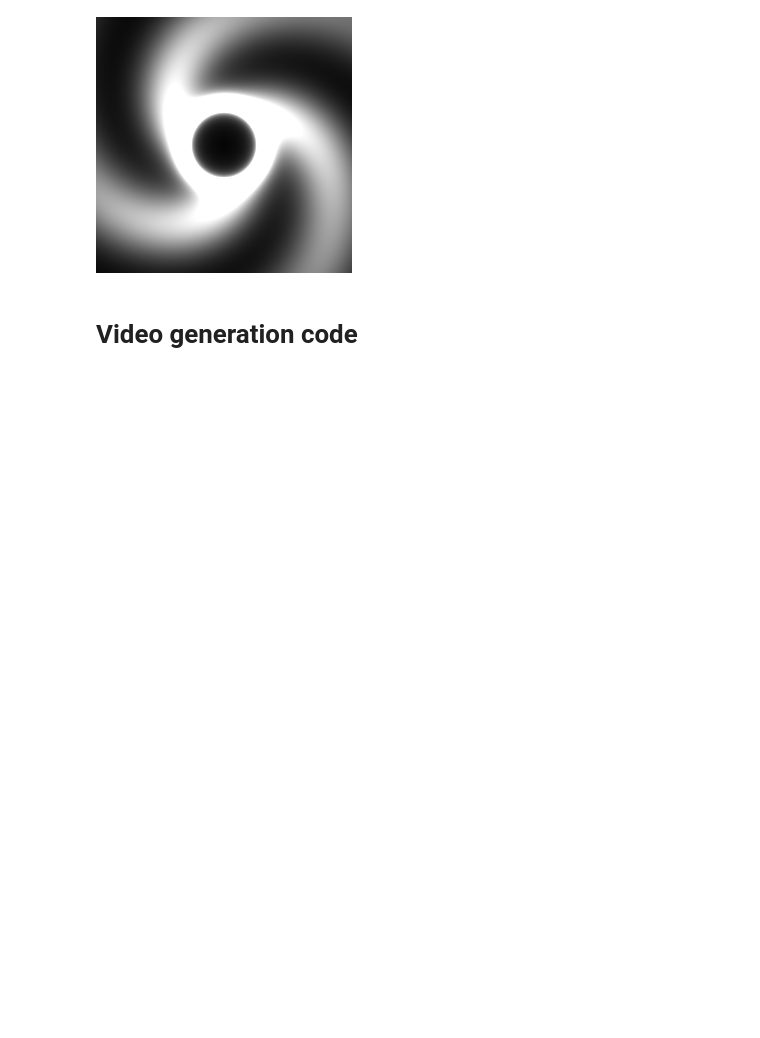
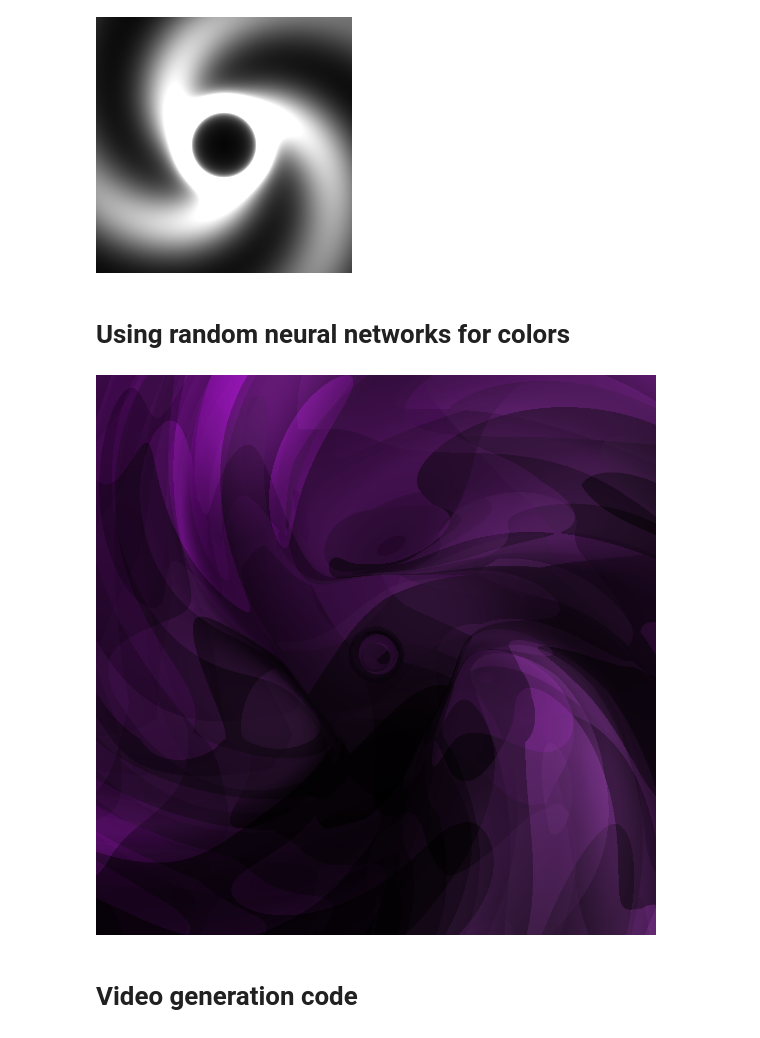
Before and after one commit to Nikita-Gz/ArGen2, a Jupyter notebook: ArGen2.ipynb, the cells around one changed output. Saved outputs shown, nothing was run; the diff lists cells and outputs as text; code cells hidden in the pictures; blank space fills up the shorter version.

```diff
--- a/ArGen2.ipynb
+++ b/ArGen2.ipynb
@@ -10,6 +15,8 @@ import numpy as np
 from typing import Any, Callable
 # %%
 def create_plane(resolution: tuple[int, int], scale: float) -> np.array:
+    """ Creates a coordinate plane of specified resolution, with the last
+    dimension of length 2 being the coordinates """
     x = resolution[0]
     y = resolution[1]
     smallest_side = min(x, y)
@@ -149,3 +156,5 @@ matrix_to_image(
     min_val=0)
 # %% [output]
 [figure]
+# %% [markdown]
+# Using random neural networks for colors
@@ -152,3 +262,62 @@ matrix_to_image(
+# %%
+def generate_input_matrix(
+        resolution: tuple[int, int],
+        coordinates_scale: float,
+        asterisk_rotation: float,
+        coordinates_rotation: float,
+        oscilator_progress: float,
+        oscilator_scale: float) -> np.array:
+    """
+    Creates an effect based on the coordinate plane and the asterisk pattern
+    rotating at different periods.
+    Also adds two oscilating image-wide values
+    """
+    image_coordinates_plane = rotate_around_center(
+        create_plane(resolution, coordinates_scale),
+        scale=0.1,
+        phase=coordinates_rotation)
+
+    asterisk_coordinates_plane = rotate_around_center(
+        create_plane(resolution, coordinates_scale),
+        scale=0.1,
+        phase=asterisk_rotation)
+    asterisk_pattern = generate_asterisk_pattern(
+        asterisk_coordinates_plane,
+        num_rays=3,
+        ray_width=0.5,
+        ray_falloff=0.001,
+        center_width=2,
+        center_inner_ring_falloff=1,
+        center_outer_ring_falloff=2)
+
+    # makes the effect more sharp and noticeable
+    asterisk_pattern = (np.clip(asterisk_pattern, 0, 1) ** 3) * 10
+
+    # display(matrix_to_image(asterisk_pattern, min_val=0, max_val=1))
+
+    ones = np.ones_like(asterisk_pattern)
+    oscilator1 = np.sin(oscilator_progress) * oscilator_scale * ones
+    oscilator2 = np.cos(oscilator_progress) * oscilator_scale * ones
+
+    input_matrix = np.concatenate([
+        image_coordinates_plane,
+        asterisk_pattern,
+        oscilator1,
+        oscilator2], axis=-1)
+    input_matrix = input_matrix[np.newaxis, ...]
+    return input_matrix
+
+input_matrix = generate_input_matrix(
+    resolution=(1080, 1080),
+    coordinates_scale=10,
+    asterisk_rotation=20,
+    coordinates_rotation=20,
+    oscilator_progress=0,
+    oscilator_scale=2)
+staircase = (staircase_generator(input_matrix).numpy()[0] + 1) / 2
+matrix_to_image(postprocessing_effect(staircase), min_val=0, max_val=1)
+# %% [output]
+[figure, added]
 # %% [markdown]
 # Video generation code
 # %%
```
Also changed, not shown: parts of 8 cells of this notebook.
